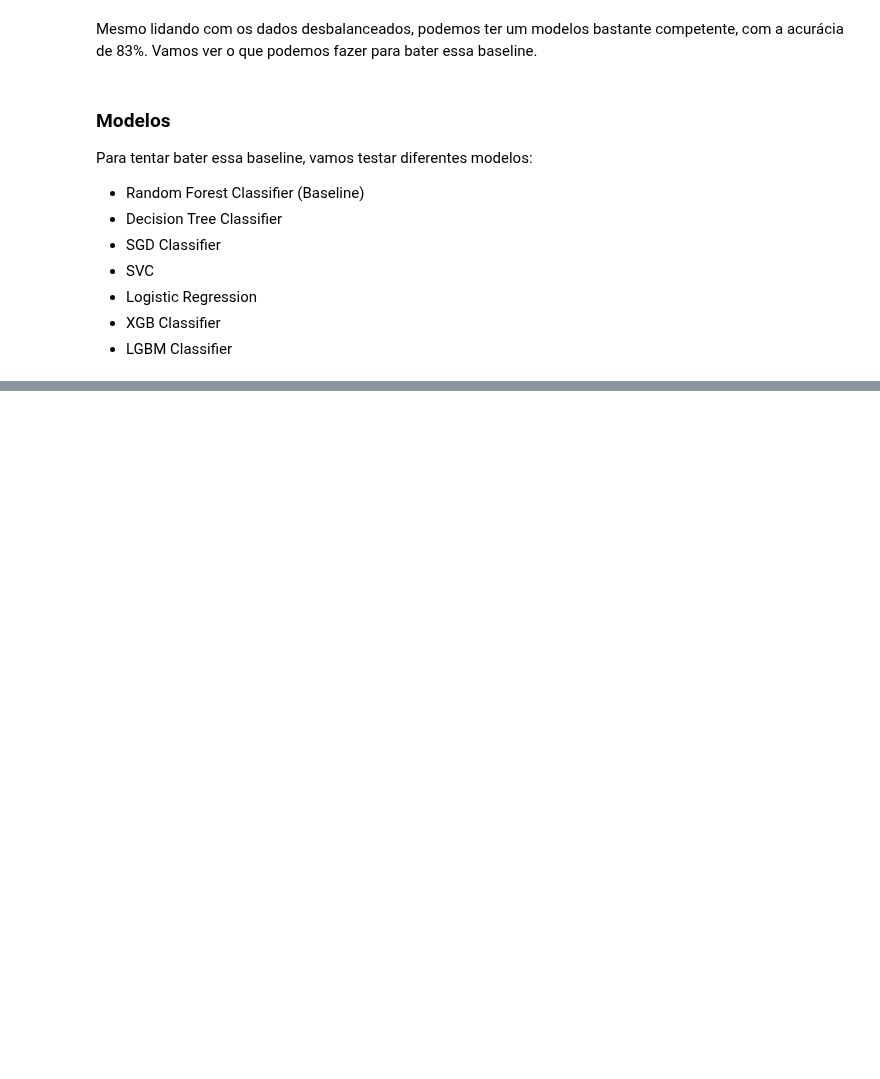
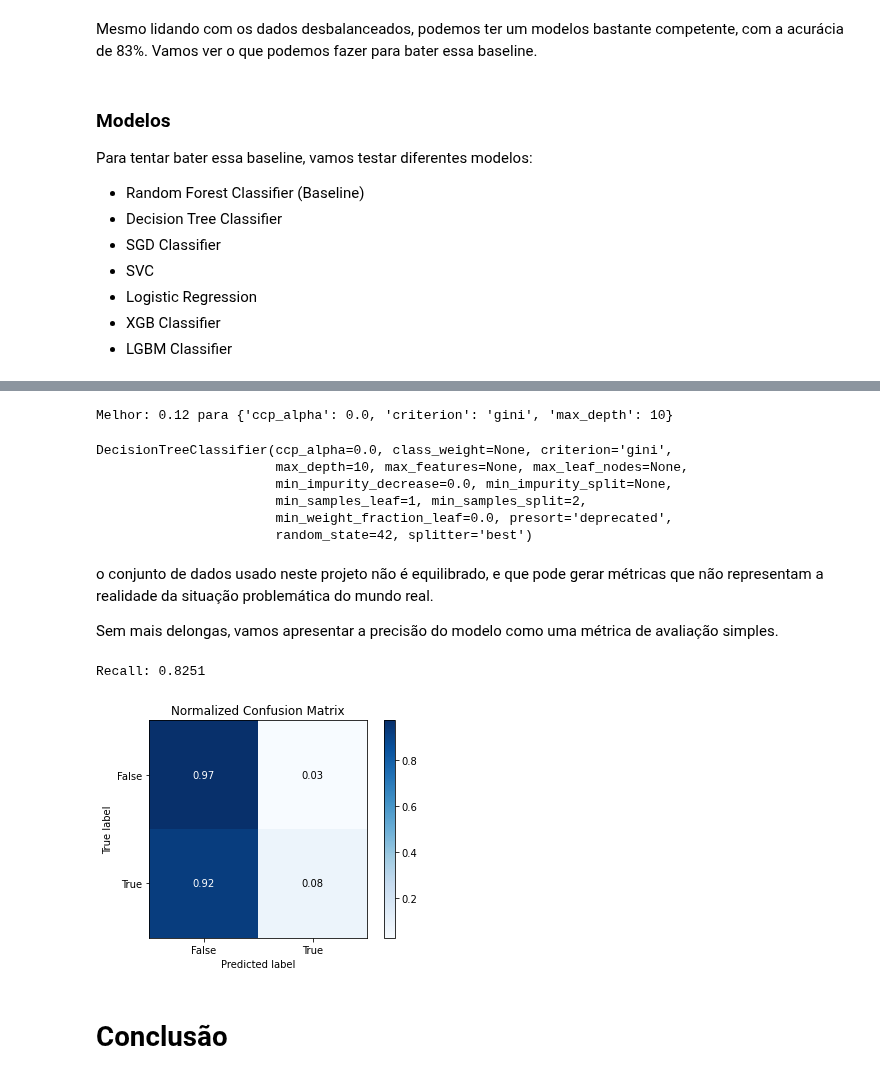
Before and after one commit to marcos-code/Portfolio_DataScience, a Jupyter notebook: Avaliação_de_Risco_de_Crédito.ipynb, the cells around one changed output, grey strips where cells are left out. Cells and saved outputs as stored; diff of their text form; code cells hidden in the pictures; blank space fills up the shorter version.

```diff
--- a/Avaliação_de_Risco_de_Crédito.ipynb
+++ b/Avaliação_de_Risco_de_Crédito.ipynb
@@ -485,0 +515,49 @@ pd.DataFrame(data=acc, index=model, columns=['acc'])
+# %%
+# Definindo os parâmetros a serem testados
+param_grid = {
+  'max_depth': [4, 10, 15],
+  'ccp_alpha':[0.0, 0.5, 1.0],
+  'criterion':['gini', 'entropy'],
+  'max_depth': [1, 5, 10]
+ }
+
+# identificar melhores parâmetros
+kfold =StratifiedKFold(n_splits=3, shuffle=True)
+grid_search = GridSearchCV(dt, param_grid, scoring="recall", n_jobs=-1, cv=kfold)
+grid_result = grid_search.fit(X_train, y_train)
+
+#ver resultados
+print("Melhor: {:.2f} para {}".format(grid_result.best_score_,grid_result.best_params_))
+# %% [output]
+Melhor: 0.12 para {'ccp_alpha': 0.0, 'criterion': 'gini', 'max_depth': 10}
+# %%
+# instanciando o modelo e treino
+ml_model = DecisionTreeClassifier(ccp_alpha=0.0, max_depth=10, criterion='gini',
+                                  random_state=42)
+
+ml_model.fit(X_train, y_train)
+# %% [output]
+DecisionTreeClassifier(ccp_alpha=0.0, class_weight=None, criterion='gini',
+                       max_depth=10, max_features=None, max_leaf_nodes=None,
+                       min_impurity_decrease=0.0, min_impurity_split=None,
+                       min_samples_leaf=1, min_samples_split=2,
+                       min_weight_fraction_leaf=0.0, presort='deprecated',
+                       random_state=42, splitter='best')
+# %% [markdown]
+o conjunto de dados usado neste projeto não é equilibrado, e que pode gerar métricas que não representam a realidade da situação problemática do mundo real.
+
+Sem mais delongas, vamos apresentar a precisão do modelo como uma métrica de avaliação simples.
+# %%
+# Previsões e probabilidades em cima do dataset de teste
+y_pred = ml_model.predict(X_test)
+
+# imprimir a acurácia do modelo
+print("Recall: {:.4f}\n".format(accuracy_score(y_test, y_pred)))
+
+# confusion matrix
+skplt.metrics.plot_confusion_matrix(y_test,y_pred, normalize=True);
+# %% [output]
+Recall: 0.8251
+[figure, added]
+# %% [markdown]
+# Conclusão
```
Also changed, not shown: parts of 4 cells of this notebook.
